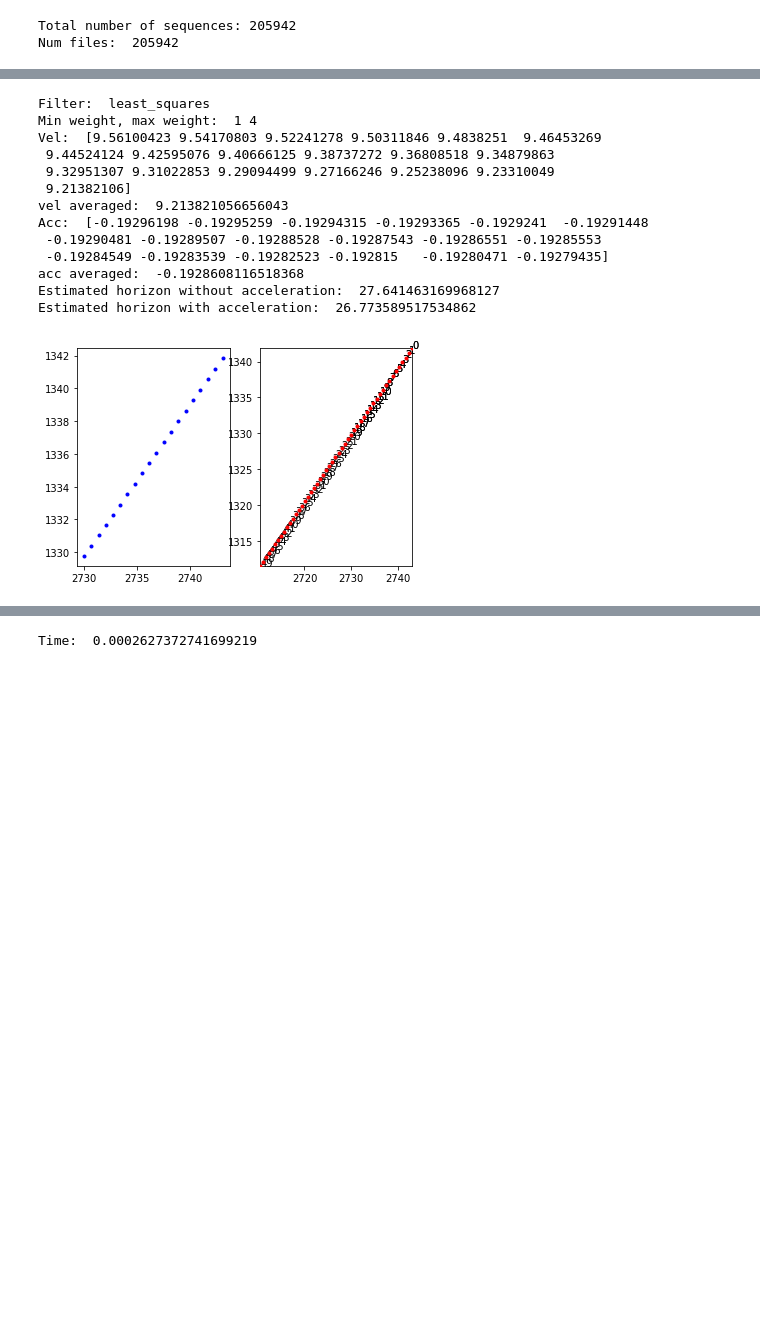
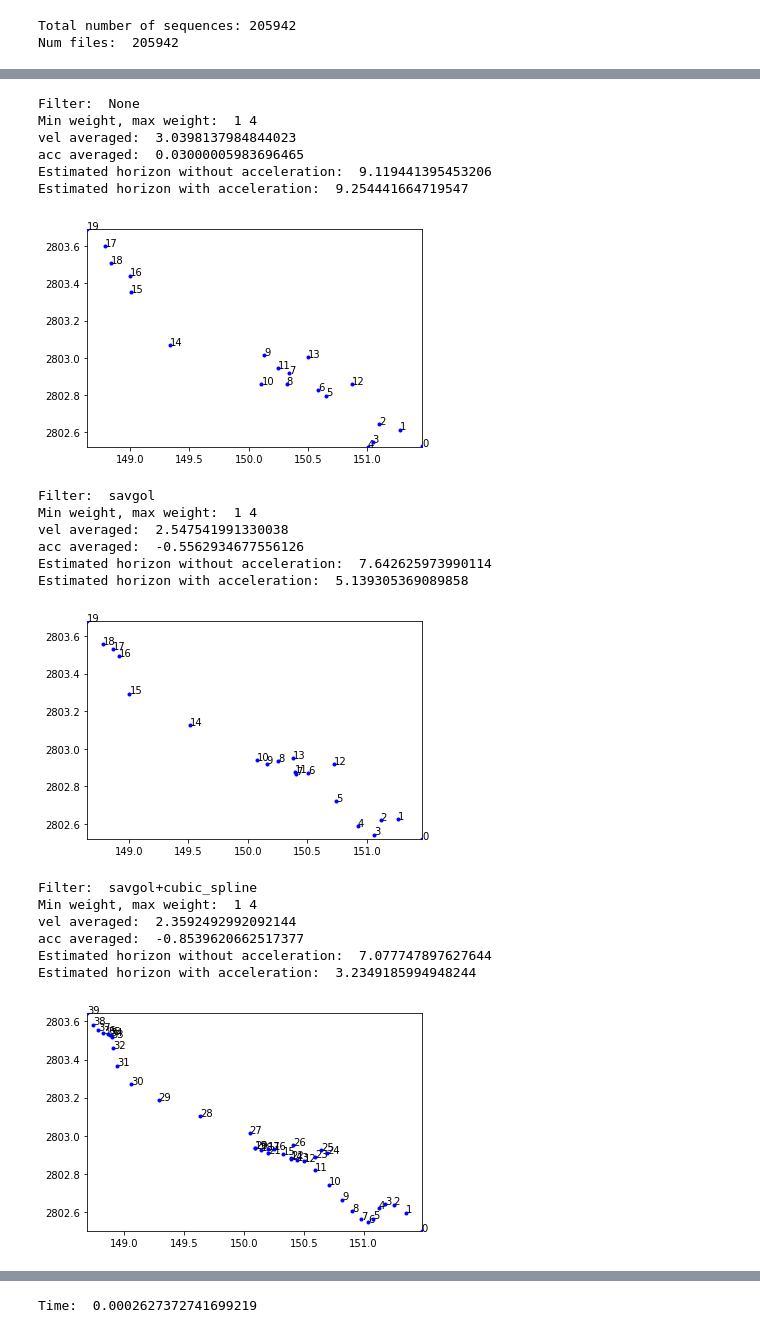
Before and after one commit to Cram3r95/mapfe4mp, a Jupyter notebook: evaluate/argoverse/test_argoverse_forecasting_map.ipynb, the cells around one changed output, grey strips where cells are left out. Cells and saved outputs as stored; diff of their text form; code cells hidden in the pictures; blank space fills up the shorter version.

```diff
--- a/evaluate/argoverse/test_argoverse_forecasting_map.ipynb
+++ b/evaluate/argoverse/test_argoverse_forecasting_map.ipynb
@@ -178,22 +181,40 @@ Candidate centerlines using Argoverse Map API:  0.1990187168121338
-# %%
-xy = agent_xy[:obs_len,:]
-xy.shape
-
-vel, acc, xy_filtered, extended_xy_filtered = map_features_utils_instance.get_agent_velocity_and_acceleration(xy,
-                                                                                               filter="least_squares",
-                                                                                               debug=True)
-# %% [output]
-Filter:  least_squares
-Min weight, max weight:  1 4
-Vel:  [9.56100423 9.54170803 9.52241278 9.50311846 9.4838251  9.46453269
- 9.44524124 9.42595076 9.40666125 9.38737272 9.36808518 9.34879863
- 9.32951307 9.31022853 9.29094499 9.27166246 9.25238096 9.23310049
- 9.21382106]
-vel averaged:  9.213821056656043
-Acc:  [-0.19296198 -0.19295259 -0.19294315 -0.19293365 -0.1929241  -0.19291448
- -0.19290481 -0.19289507 -0.19288528 -0.19287543 -0.19286551 -0.19285553
- -0.19284549 -0.19283539 -0.19282523 -0.192815   -0.19280471 -0.19279435]
-acc averaged:  -0.1928608116518368
-Estimated horizon without acceleration:  27.641463169968127
-Estimated horizon with acceleration:  26.773589517534862
-[figure, removed]
+# %%
+xy = agent_xy[:obs_len,:]
+xy.shape
+
+vel, acc, xy_filtered, extended_xy_filtered = map_features_utils_instance.get_agent_velocity_and_acceleration(xy,
+                                                                                                              debug=True)
+vel, acc, xy_filtered, extended_xy_filtered = map_features_utils_instance.get_agent_velocity_and_acceleration(xy,
+                                                                                               filter="savgol",
+                                                                                               debug=True)
+vel, acc, xy_filtered, extended_xy_filtered = map_features_utils_instance.get_agent_velocity_and_acceleration(xy,
+                                                                                               filter="savgol+cubic_spline",
+                                                                                               debug=True)
+vel, acc, xy_filtered, extended_xy_filtered = map_features_utils_instance.get_agent_velocity_and_acceleration(xy,
+                                                                                               filter="savgol+cubic_spline",
+                                                                                               debug=True)
+vel, acc, xy_filtered, extended_xy_filtered = map_features_utils_instance.get_agent_velocity_and_acceleration(xy,
+                                                                                               filter="least_squares",
+                                                                                               debug=True)
+# %% [output]
+Filter:  None
+Min weight, max weight:  1 4
+vel averaged:  3.0398137984844023
+acc averaged:  0.03000005983696465
+Estimated horizon without acceleration:  9.119441395453206
+Estimated horizon with acceleration:  9.254441664719547
+[figure, added]
+Filter:  savgol
+Min weight, max weight:  1 4
+vel averaged:  2.547541991330038
+acc averaged:  -0.5562934677556126
+Estimated horizon without acceleration:  7.642625973990114
+Estimated horizon with acceleration:  5.139305369089858
+[figure, added]
+Filter:  savgol+cubic_spline
+Min weight, max weight:  1 4
+vel averaged:  2.3592492992092144
+acc averaged:  -0.8539620662517377
+Estimated horizon without acceleration:  7.077747897627644
+Estimated horizon with acceleration:  3.2349185994948244
+[figure, added]
```
Also changed, not shown: parts of 3 cells of this notebook, 2 other files.
